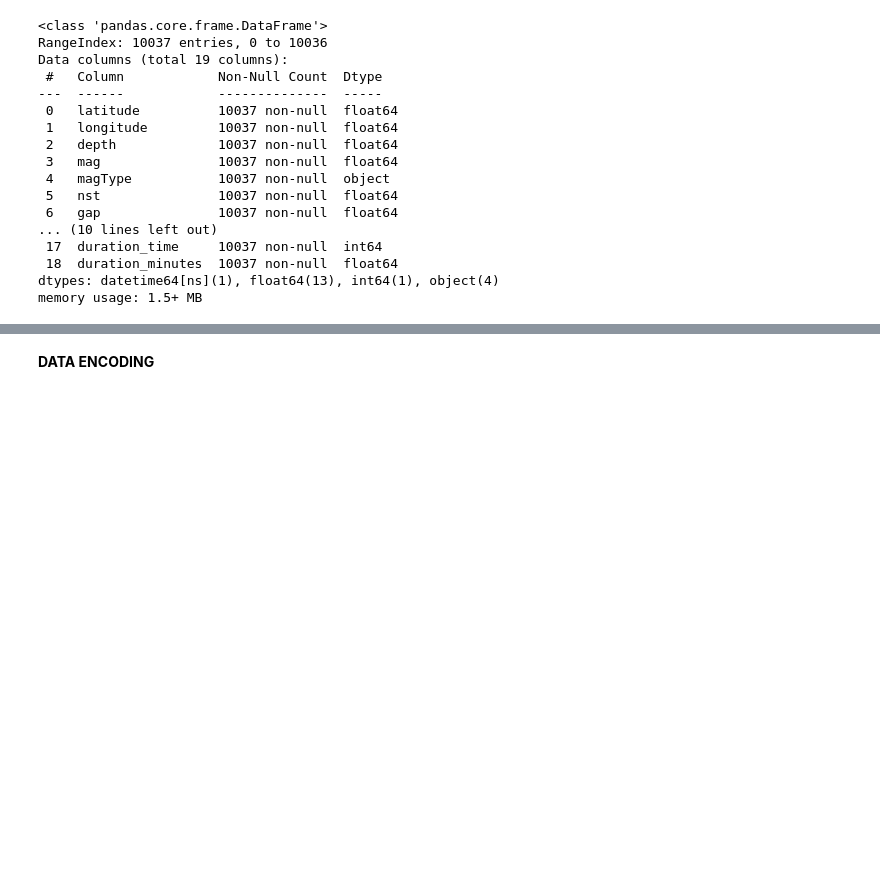
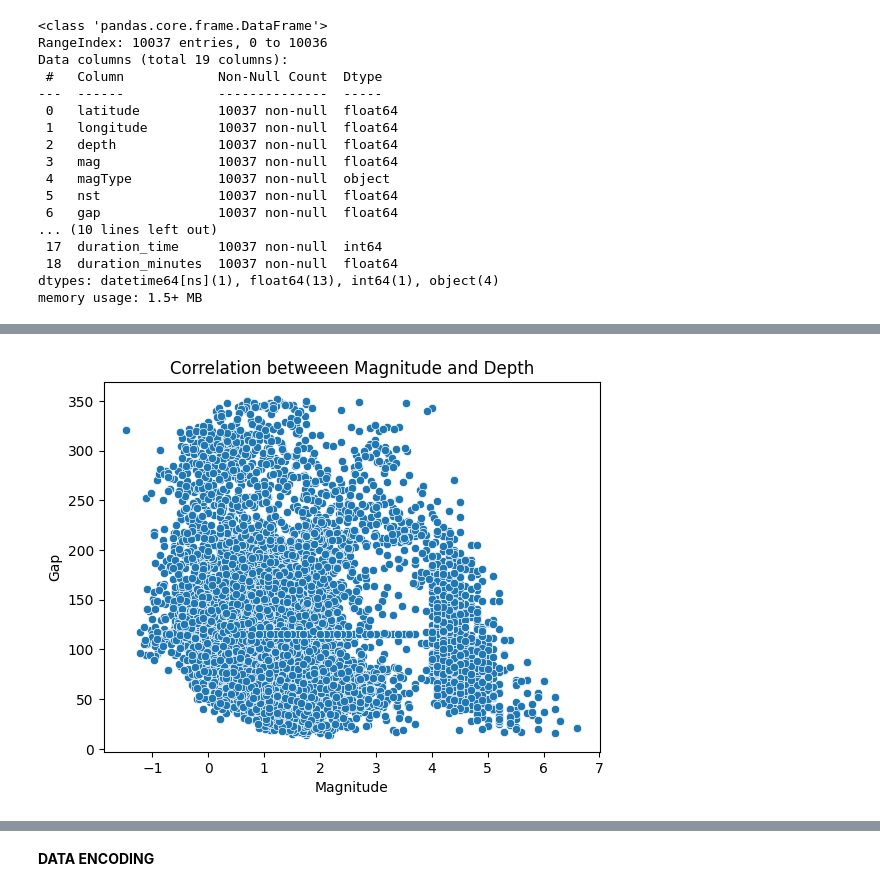
Before and after one commit to Mercymerine/Machine_Learning_1, a Jupyter notebook: cap_earthquake.ipynb, the cells around one changed output, grey strips where cells are left out. Saved outputs shown, nothing was run; the diff lists cells and outputs as text; code cells hidden in the pictures; blank space fills up the shorter version.

```diff
--- a/cap_earthquake.ipynb
+++ b/cap_earthquake.ipynb
@@ -403,0 +456,9 @@ memory usage: 1.5+ MB
+# %%
+sns.scatterplot(x='mag', y='gap', data=cleaned_earthquake)
+
+plt.xlabel('Magnitude')
+plt.ylabel('Gap')
+plt.title('Correlation betweeen Magnitude and Depth')
+plt.show()
+# %% [output]
+[figure, added]
```
Also changed, not shown: parts of 16 cells of this notebook.
